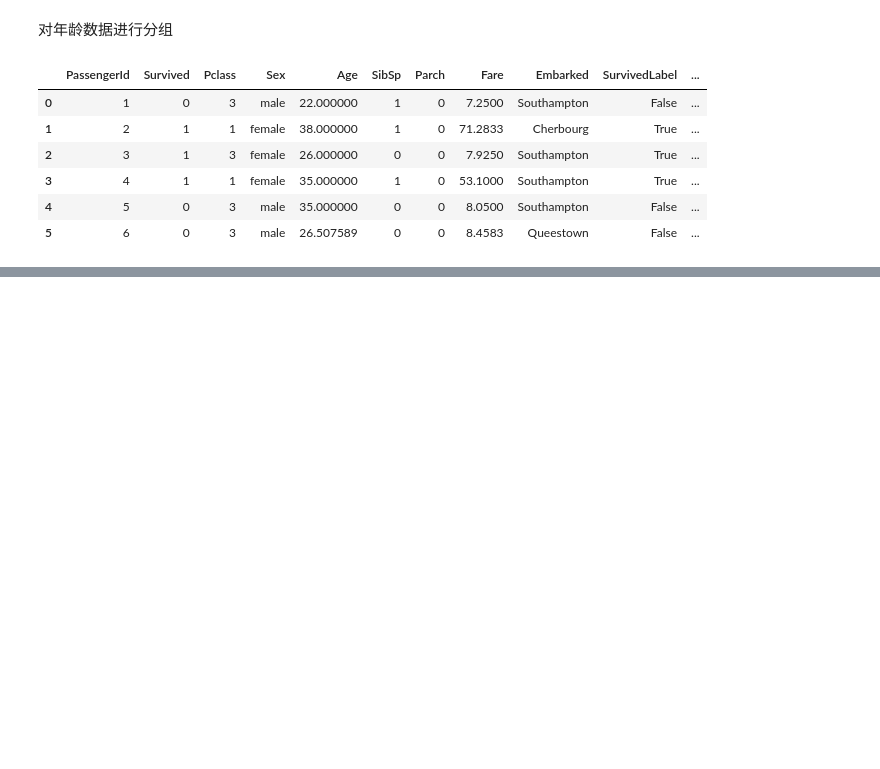
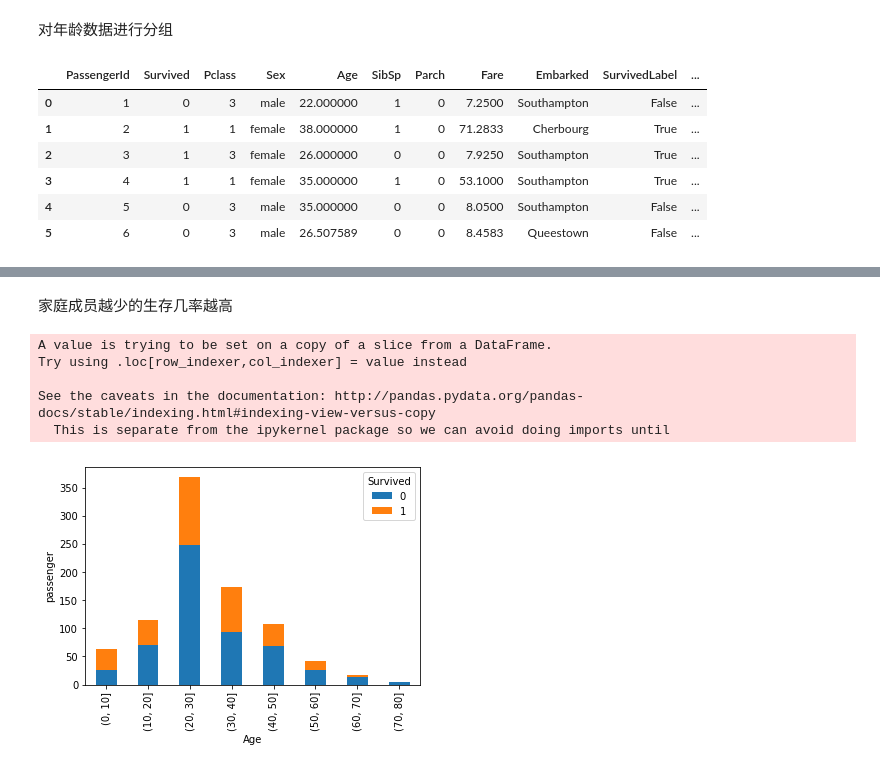
Before and after one commit to vclub/DeepLearingProject, a Jupyter notebook: DataAnalysis/DataAnalysis.ipynb, the cells around one changed output, grey strips where cells are left out. Drawn from its saved outputs; the diff is of its cells as text; code cells hidden in the pictures; blank space fills up the shorter version.

```diff
--- a/DataAnalysis/DataAnalysis.ipynb
+++ b/DataAnalysis/DataAnalysis.ipynb
@@ -219,0 +269,17 @@ print('家庭成员相关性：%s'%correlation(titanic_df['Survived'],titanic_df
+# %% [markdown]
+家庭成员越少的生存几率越高
+# %%
+# 可视化不同年龄段的生还情况
+Age_Survived = titanic_df[['Age','Survived']]
+Age_Survived['i'] = pd.cut(Age_Survived['Age'], np.arange(0,100,10))
+Age_Survived.groupby(['i','Survived'])['Survived'].count().unstack().plot(kind='bar',stacked=True)
+plt.xlabel('Age')
+plt.ylabel('passenger')
+plt.show()
+# %% [output]
+A value is trying to be set on a copy of a slice from a DataFrame.
+Try using .loc[row_indexer,col_indexer] = value instead
+
+See the caveats in the documentation: http://pandas.pydata.org/pandas-docs/stable/indexing.html#indexing-view-versus-copy
+  This is separate from the ipykernel package so we can avoid doing imports until
+[figure, added]
```
Also changed, not shown: parts of 29 cells of this notebook, 3 other files.
